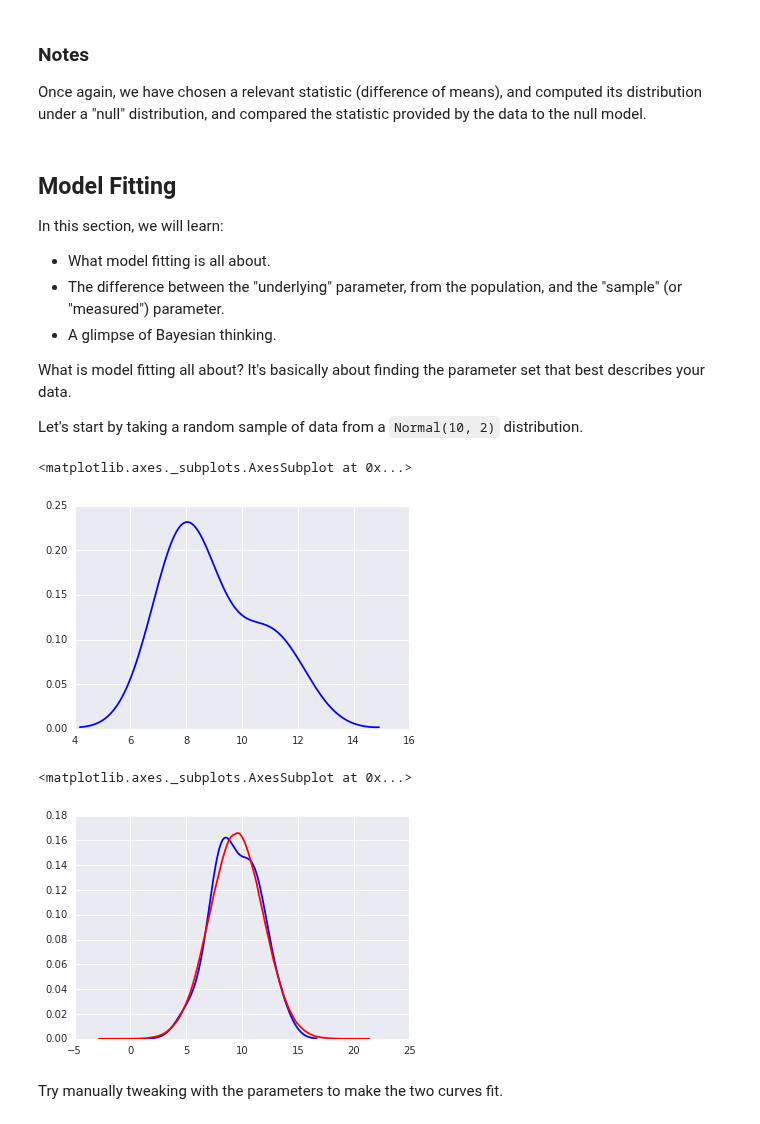
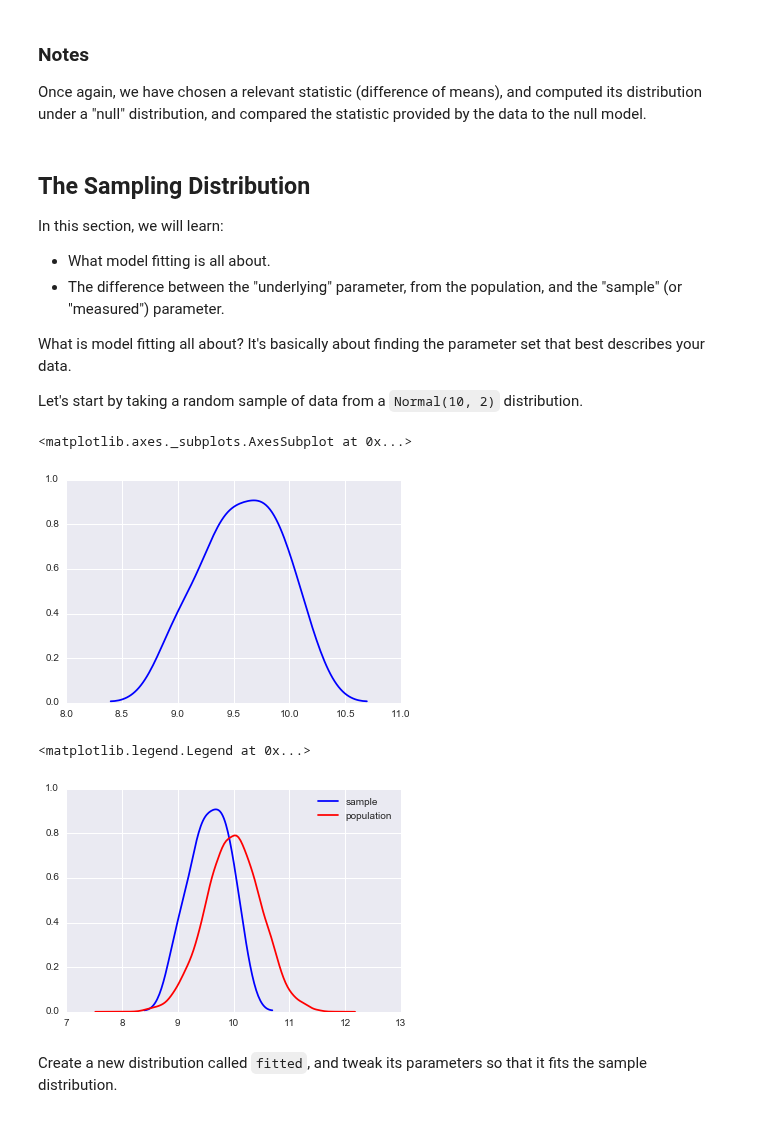
Before and after one commit to ericmjl/be-stats-iap2016, a Jupyter notebook: Inferential Statistics.ipynb, the cells around one changed output. Cells and saved outputs as stored; diff of their text form; code cells hidden in the pictures.

```diff
--- a/Inferential Statistics.ipynb
+++ b/Inferential Statistics.ipynb
@@ -211,32 +226,32 @@ The probability of seeing this or more difference, assuming that the inhibitor t
 
 Once again, we have chosen a relevant statistic (difference of means), and computed its distribution under a "null" distribution, and compared the statistic provided by the data to the null model.
 # %% [markdown]
-## Model Fitting
+## The Sampling Distribution
 
 In this section, we will learn:
 
 * What model fitting is all about.
 * The difference between the "underlying" parameter, from the population, and the "sample" (or "measured") parameter.
-* A glimpse of Bayesian thinking.
 
 What is model fitting all about? It's basically about finding the parameter set that best describes your data.
 
 Let's start by taking a random sample of data from a `Normal(10, 2)` distribution.
 # %%
-sample = norm.rvs(10, 2, size=6)
+sample = norm.rvs(10, 0.5, size=6)  # we will draw 6 instances from the normal distribution.
 sns.kdeplot(sample, color='blue')
 # %% [output]
 <matplotlib.axes._subplots.AxesSubplot at 0x...>
-[figure, old version]
+[figure, new version]
 # %%
-population = norm.rvs(9.5, 2.4, 1000000)
-sns.kdeplot(sample, color='blue')
-sns.kdeplot(population, color='red')
+population = norm.rvs(10, 0.5, size=10000)
+sns.kdeplot(sample, color='blue', label='sample')
+sns.kdeplot(population, color='red', label='population')
+plt.legend()
 # %% [output]
-<matplotlib.axes._subplots.AxesSubplot at 0x...>
+<matplotlib.legend.Legend at 0x...>
-[figure, old version]
+[figure, new version]
-# %% [markdown]
-Try manually tweaking with the parameters to make the two curves fit.
+# %% [markdown]
+Create a new distribution called `fitted`, and tweak its parameters so that it fits the sample distribution.
 # %% [markdown]
 ### Discussion
 
```
Also changed, not shown: parts of 38 cells of this notebook, 1 other file.
